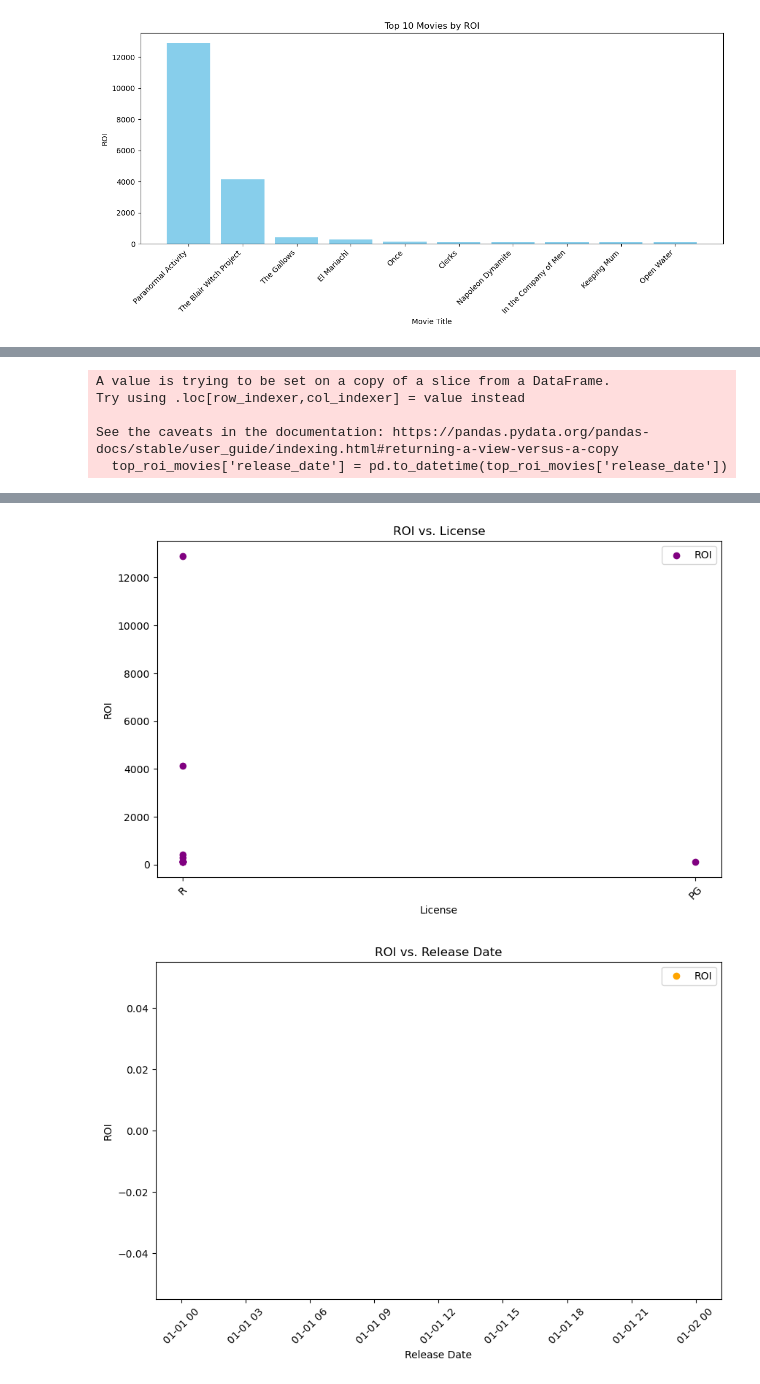
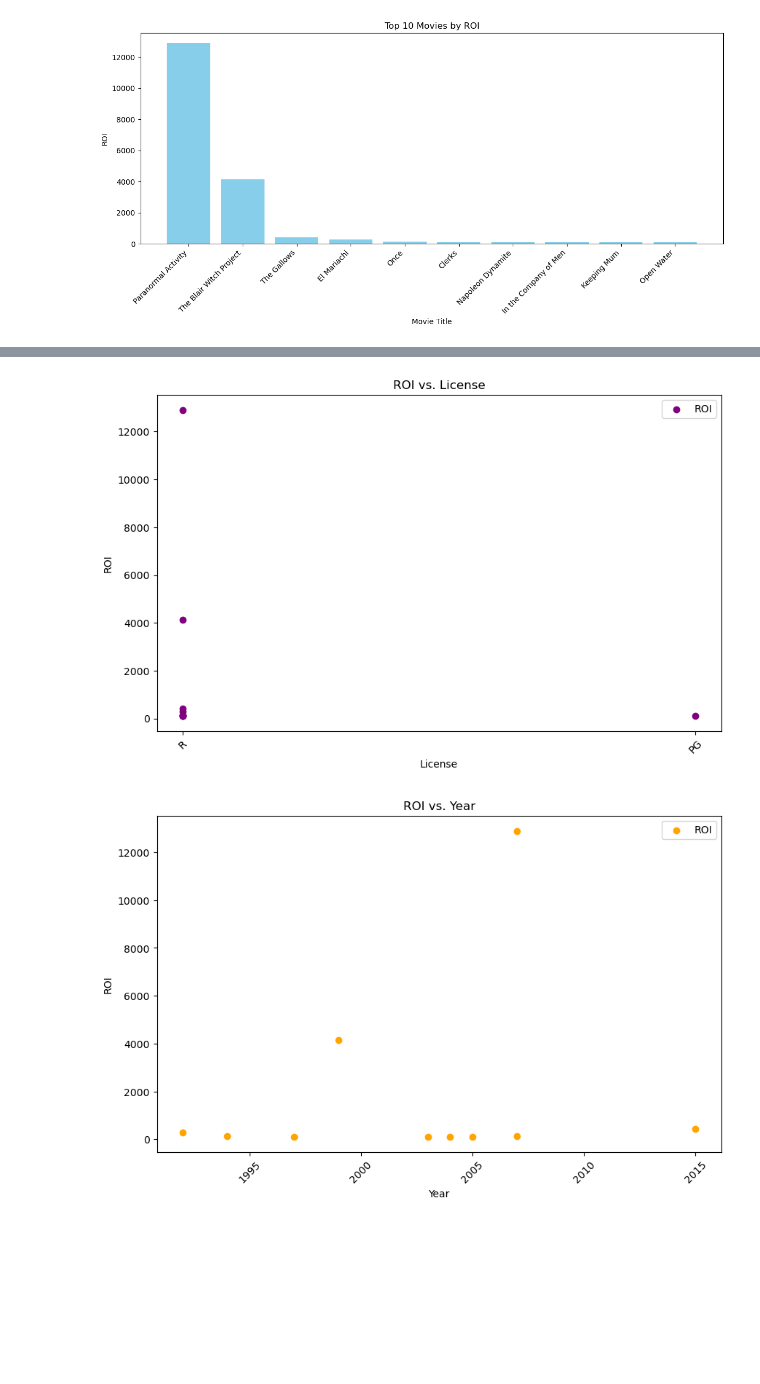
Before and after one commit to eliza0101/Project-1, a Jupyter notebook: main_movies_ey.ipynb, the cells around one changed output, grey strips where cells are left out. Cells and saved outputs as stored; diff of their text form; code cells hidden in the pictures; blank space fills up the shorter version.

```diff
--- a/main_movies_ey.ipynb
+++ b/main_movies_ey.ipynb
@@ -173,7 +195,7 @@ plt.show()
 [figure]
 # %%
 # Identify factors for Top 10 movie in ROI: director, star, genre, license, release_date
-top_roi_movies = top_roi_movies[['title', 'ROI', 'gross', 'director', 'star', 'genre', 'license', 'release_date']]
+top_roi_movies = top_roi_movies[['title', 'ROI', 'gross', 'budget', 'director', 'star', 'genre', 'license', 'year']]
 
 top_roi_movies
 # %% [output]
@@ -191,6 +213,6 @@ top_roi_movies
 # %%
 # Convert Release_Date to datetime
-top_roi_movies['release_date'] = pd.to_datetime(top_roi_movies['release_date'])
+#top_roi_movies['release_date'] = pd.to_datetime(top_roi_movies['release_date'])
 
 # Plot for Director
 plt.figure(figsize=(10, 6))
@@ -216,42 +238,37 @@ plt.show()
 plt.figure(figsize=(10, 6))
 plt.scatter(top_roi_movies['genre'], top_roi_movies['ROI'], c='red', label='ROI')
 plt.title('ROI vs. Genre')
 plt.xlabel('Genre')
 plt.ylabel('ROI')
 plt.xticks(rotation=45)
 plt.legend()
 plt.show()
 
 # Plot for License
 plt.figure(figsize=(10, 6))
 plt.scatter(top_roi_movies['license'], top_roi_movies['ROI'], c='purple', label='ROI')
 plt.title('ROI vs. License')
 plt.xlabel('License')
 plt.ylabel('ROI')
 plt.xticks(rotation=45)
 plt.legend()
 plt.show()
 
 # Plot for Release Date
 plt.figure(figsize=(10, 6))
-plt.scatter(top_roi_movies['release_date'], top_roi_movies['ROI'], c='orange', label='ROI')
-plt.title('ROI vs. Release Date')
-plt.xlabel('Release Date')
+plt.scatter(top_roi_movies['year'], top_roi_movies['ROI'], c='orange', label='ROI')
+plt.title('ROI vs. Year')
+plt.xlabel('Year')
 plt.ylabel('ROI')
 plt.xticks(rotation=45)
 plt.legend()
 plt.show()
 # %% [output]
-A value is trying to be set on a copy of a slice from a DataFrame.
-Try using .loc[row_indexer,col_indexer] = value instead
-
-See the caveats in the documentation: https://pandas.pydata.org/pandas-docs/stable/user_guide/indexing.html#returning-a-view-versus-a-copy
-  top_roi_movies['release_date'] = pd.to_datetime(top_roi_movies['release_date'])
 [figure]
 [figure]
 [figure]
 [figure]
-[figure, old version]
+[figure, new version]
 # %%
 # Top 10 Movies by ROI findings - Based on ROI, R rated and horror films did the best
 # Data for Release Date was incomplete, was not able to capture data
```
Also changed, not shown: parts of 11 cells of this notebook, 1 other file.
